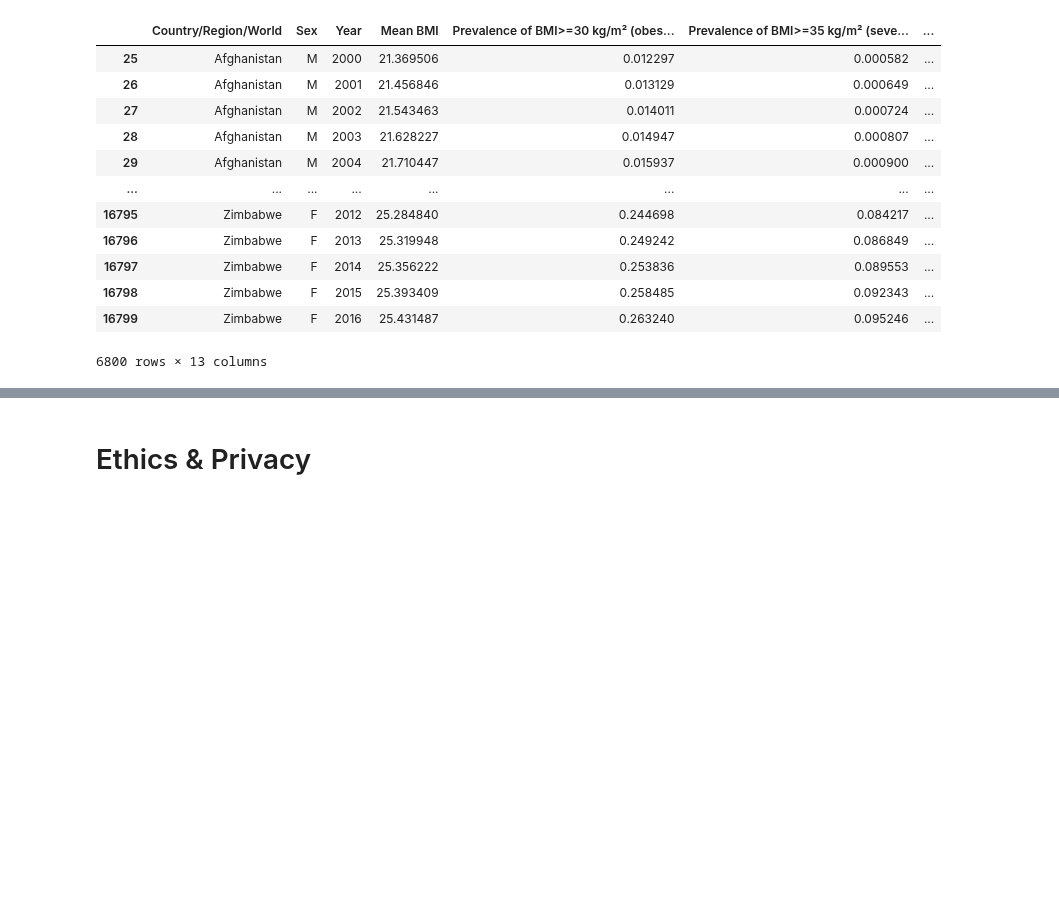
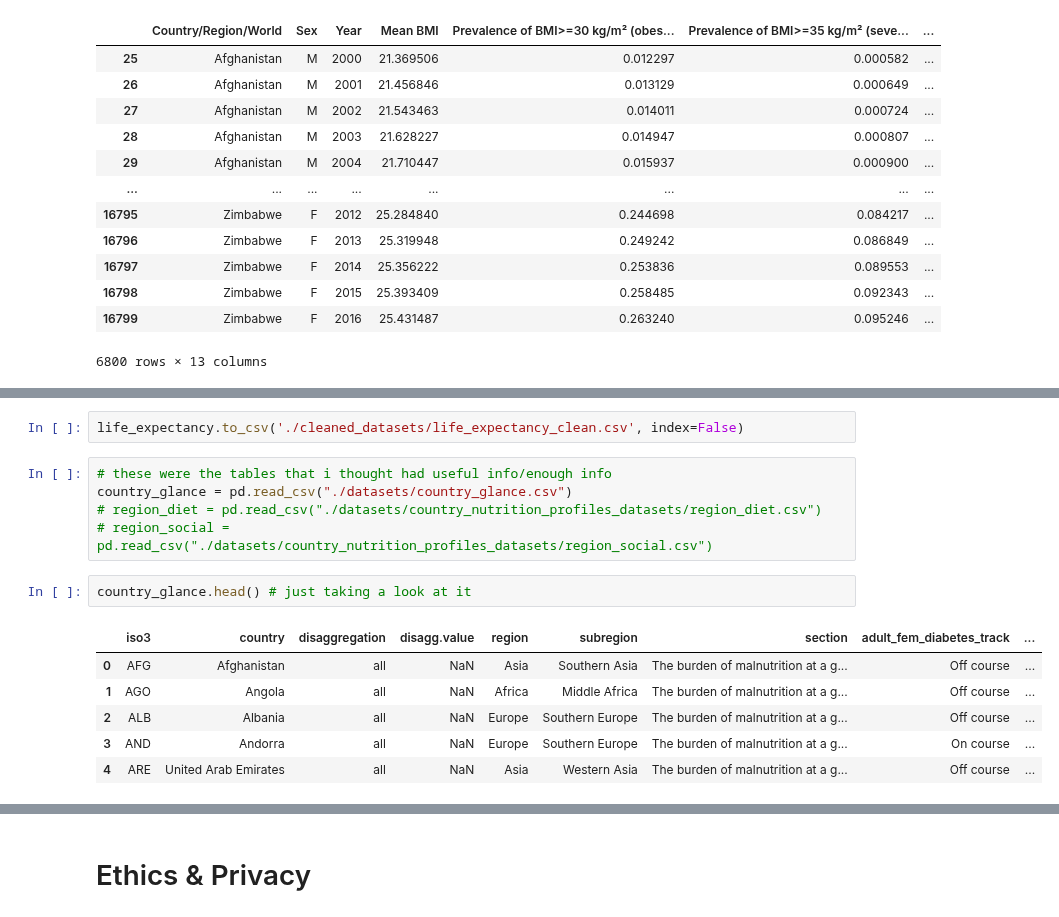
Before and after one commit to COGS108/Group074_WI24, a Jupyter notebook: DataCheckpoint_Group074_WI24_Verson_1.ipynb, the cells around one changed output, grey strips where cells are left out. Cells and saved outputs as stored; diff of their text form; blank space fills up the shorter version.

```diff
--- a/DataCheckpoint_Group074_WI24_Verson_1.ipynb
+++ b/DataCheckpoint_Group074_WI24_Verson_1.ipynb
@@ -150,0 +176,16 @@ bmi.to_csv('./datasets/bim_country_clean.csv', index=False)
+# %%
+life_expectancy.to_csv('./cleaned_datasets/life_expectancy_clean.csv', index=False)
+# %%
+# these were the tables that i thought had useful info/enough info
+country_glance = pd.read_csv("./datasets/country_glance.csv")
+# region_diet = pd.read_csv("./datasets/country_nutrition_profiles_datasets/region_diet.csv")
+# region_social = pd.read_csv("./datasets/country_nutrition_profiles_datasets/region_social.csv")
+# %%
+country_glance.head() # just taking a look at it
+# %% [output]
+|  | iso3 | country | disaggregation | disagg.value | region | subregion | section | adult_fem_diabetes_track | ... |
+| 0 | AFG | Afghanistan | all | NaN | Asia | Southern Asia | The burden of malnutrition at a g... | Off course | ... |
+| 1 | AGO | Angola | all | NaN | Africa | Middle Africa | The burden of malnutrition at a g... | Off course | ... |
+| 2 | ALB | Albania | all | NaN | Europe | Southern Europe | The burden of malnutrition at a g... | Off course | ... |
+| 3 | AND | Andorra | all | NaN | Europe | Southern Europe | The burden of malnutrition at a g... | On course | ... |
+| 4 | ARE | United Arab Emirates | all | NaN | Asia | Western Asia | The burden of malnutrition at a g... | Off course | ... |
```
Also changed, not shown: parts of 17 cells of this notebook, 6 other files.
